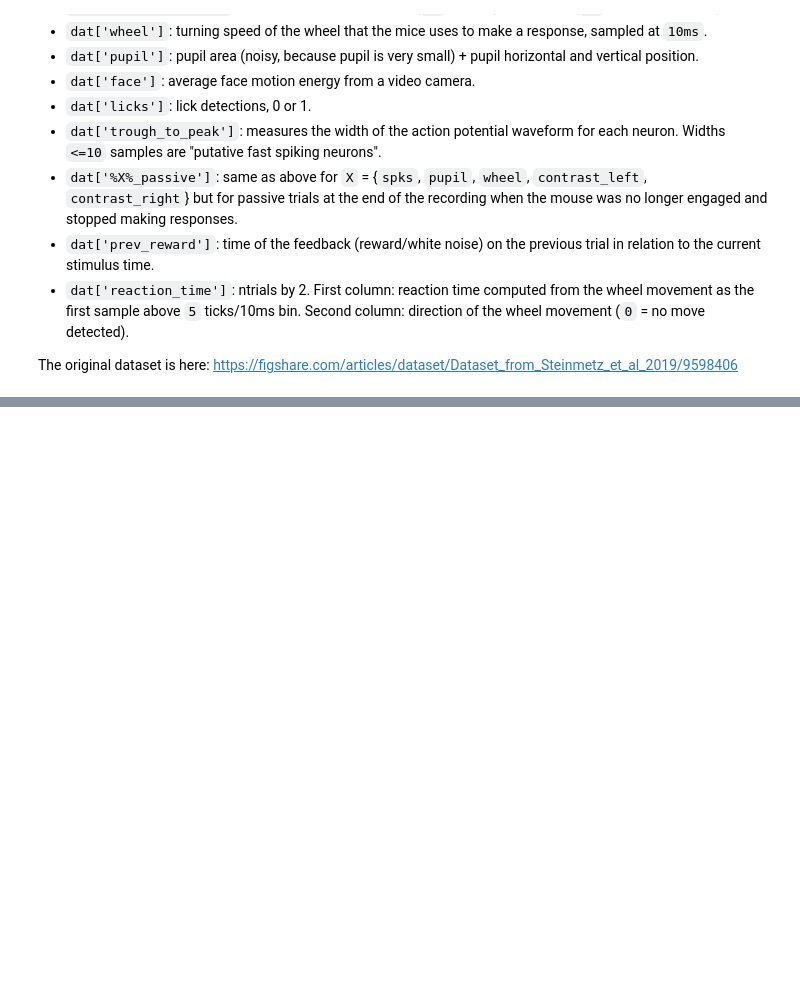
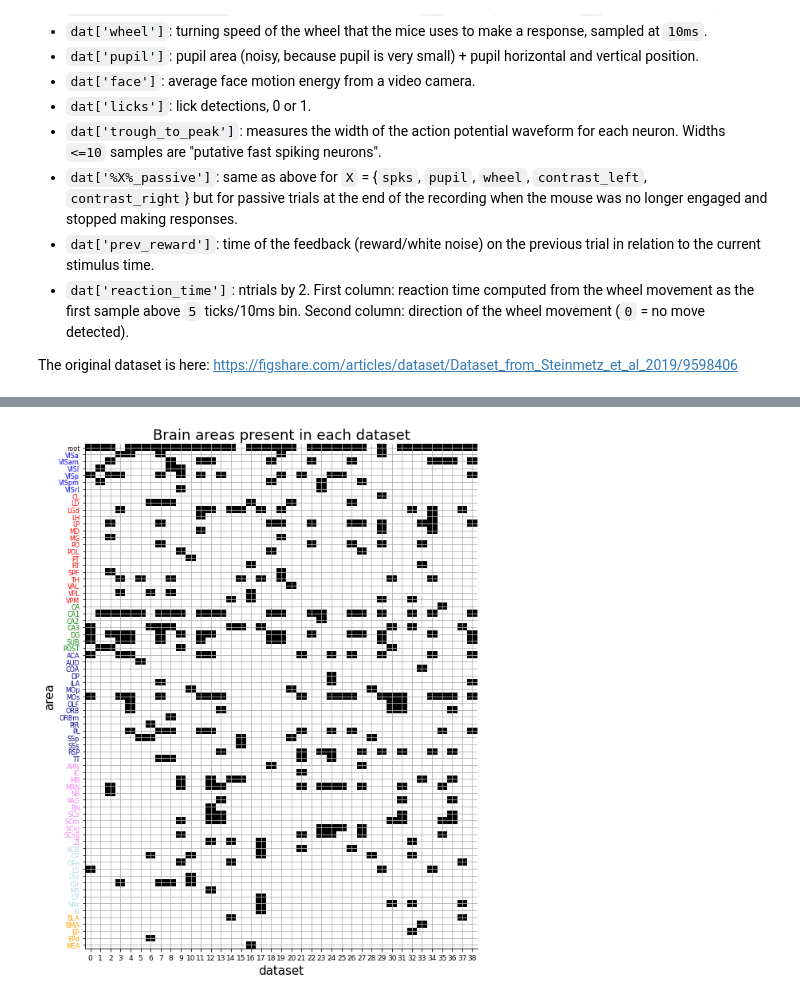
Before and after one commit to ThePerson2/GoatsOfAllTime, a Jupyter notebook: master_jeffrey.ipynb, the cells around one changed output, grey strips where cells are left out. Drawn from its saved outputs; the diff is of its cells as text; code cells hidden in the pictures; blank space fills up the shorter version.

```diff
--- a/master_jeffrey.ipynb
+++ b/master_jeffrey.ipynb
@@ -86,6 +124,12 @@ brain_groups = [["VISa", "VISam", "VISl", "VISp", "VISpm", "VISrl"], # visual co
                 ["ACB", "CP", "GPe", "LS", "LSc", "LSr", "MS", "OT", "SNr", "SI"], # basal ganglia
                 ["BLA", "BMA", "EP", "EPd", "MEA"] # cortical subplate
                 ]
+'''
+  ###
+    so the thing that is going on here is that we have regions and subregions.
+    Regions and subregions are being assigned to one another, and given colors.
+  ###
+'''
 
 # Assign each area an index
 area_to_index = dict(root=0)
@@ -99,35 +143,37 @@ for group in brain_groups:
 areas_by_dataset = np.zeros((counter, len(alldat)), dtype=bool)
 for j, d in enumerate(alldat):
     for area in np.unique(d['brain_area']):
         i = area_to_index[area]
         areas_by_dataset[i, j] = True
 
 # Show the binary matrix
 plt.figure(figsize=(8, 10))
 plt.imshow(areas_by_dataset, cmap="Greys", aspect="auto", interpolation="none")
 
 # Label the axes
 plt.xlabel("dataset")
 plt.ylabel("area")
 
 # Add tick labels
 yticklabels = ["root"]
 for group in brain_groups:
     yticklabels.extend(group)
-plt.yticks(np.arange(counter), yticklabels, fontsize=8)
-plt.xticks(np.arange(len(alldat)), fontsize=9)
+plt.yticks(np.arange(counter), yticklabels, fontsize=8) ### wish we hand mouse names here.
+plt.xticks(np.arange(len(alldat)) fontsize=9)
 
 # Color the tick labels by region
 ytickobjs = plt.gca().get_yticklabels()
 ytickobjs[0].set_color("black")
 counter = 1
 for group, color in zip(brain_groups, region_colors):
     for area in group:
         ytickobjs[counter].set_color(color)
         counter += 1
 
 plt.title("Brain areas present in each dataset")
 plt.grid(True)
+# %% [output]
+[figure, added]
 # %%
 #@title basic plots of population average
 
```
Also changed, not shown: parts of 11 cells of this notebook.
